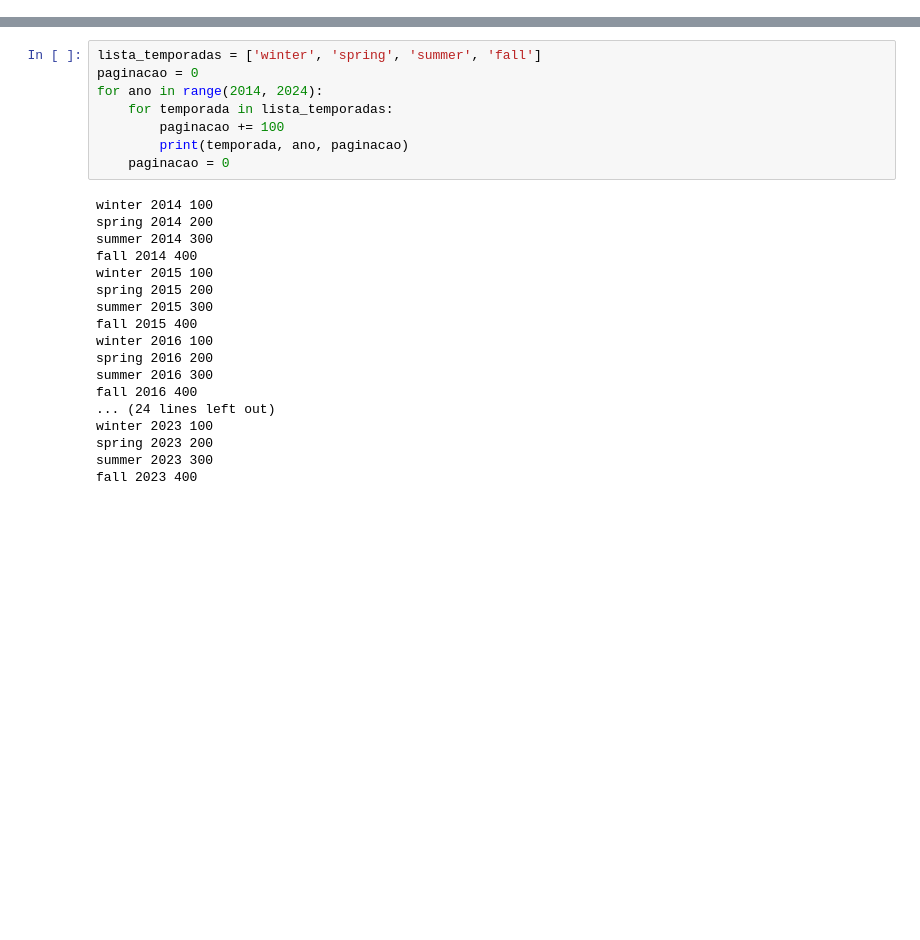
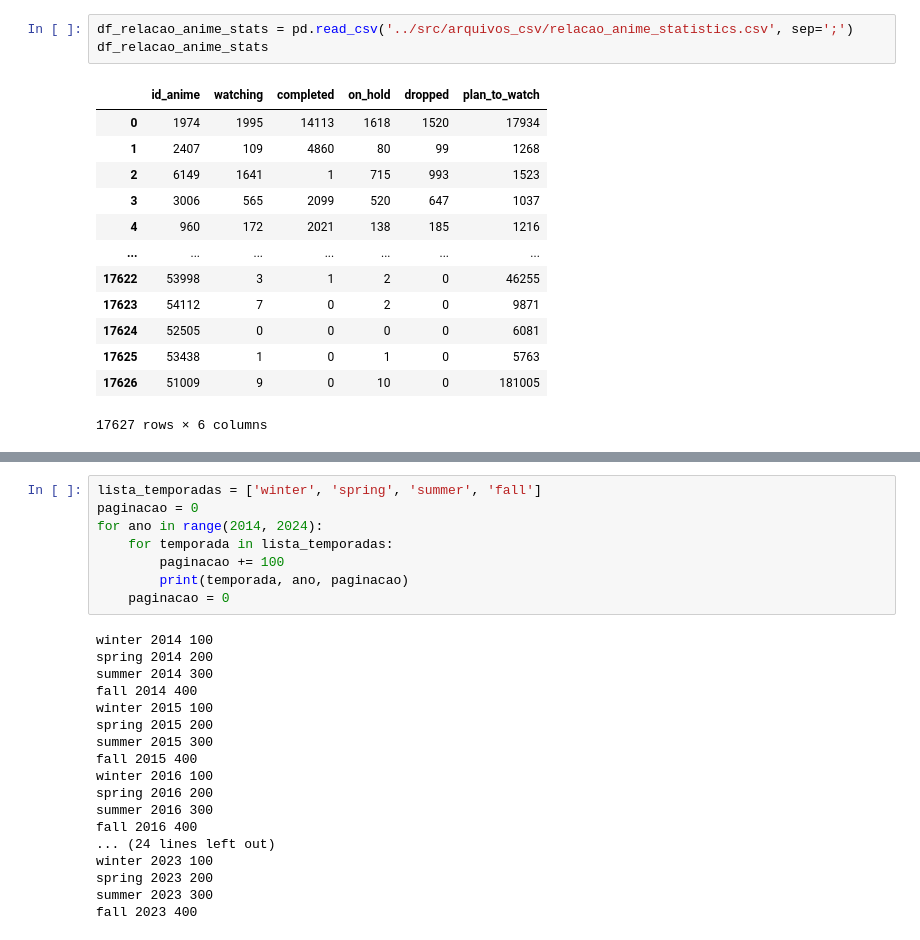
Before and after one commit to rodrigorocha1/dash_metricas_anime, a Jupyter notebook: notebooks/teste.ipynb, the cells around one changed output, grey strips where cells are left out. Drawn from its saved outputs; the diff is of its cells as text; blank space fills up the shorter version.

```diff
--- a/notebooks/teste.ipynb
+++ b/notebooks/teste.ipynb
@@ -26,0 +37,17 @@ wr.requests_id_anime(2016, 'winter', 0)
+# %%
+df_relacao_anime_stats = pd.read_csv('../src/arquivos_csv/relacao_anime_statistics.csv', sep=';')
+df_relacao_anime_stats
+# %% [output]
+|  | id_anime | watching | completed | on_hold | dropped | plan_to_watch |
+| 0 | 1974 | 1995 | 14113 | 1618 | 1520 | 17934 |
+| 1 | 2407 | 109 | 4860 | 80 | 99 | 1268 |
+| 2 | 6149 | 1641 | 1 | 715 | 993 | 1523 |
+| 3 | 3006 | 565 | 2099 | 520 | 647 | 1037 |
+| 4 | 960 | 172 | 2021 | 138 | 185 | 1216 |
+| ... | ... | ... | ... | ... | ... | ... |
+| 17622 | 53998 | 3 | 1 | 2 | 0 | 46255 |
+| 17623 | 54112 | 7 | 0 | 2 | 0 | 9871 |
+| 17624 | 52505 | 0 | 0 | 0 | 0 | 6081 |
+| 17625 | 53438 | 1 | 0 | 1 | 0 | 5763 |
+| 17626 | 51009 | 9 | 0 | 10 | 0 | 181005 |
+17627 rows × 6 columns
```
Also changed, not shown: parts of 9 cells of this notebook, 3 other files.
